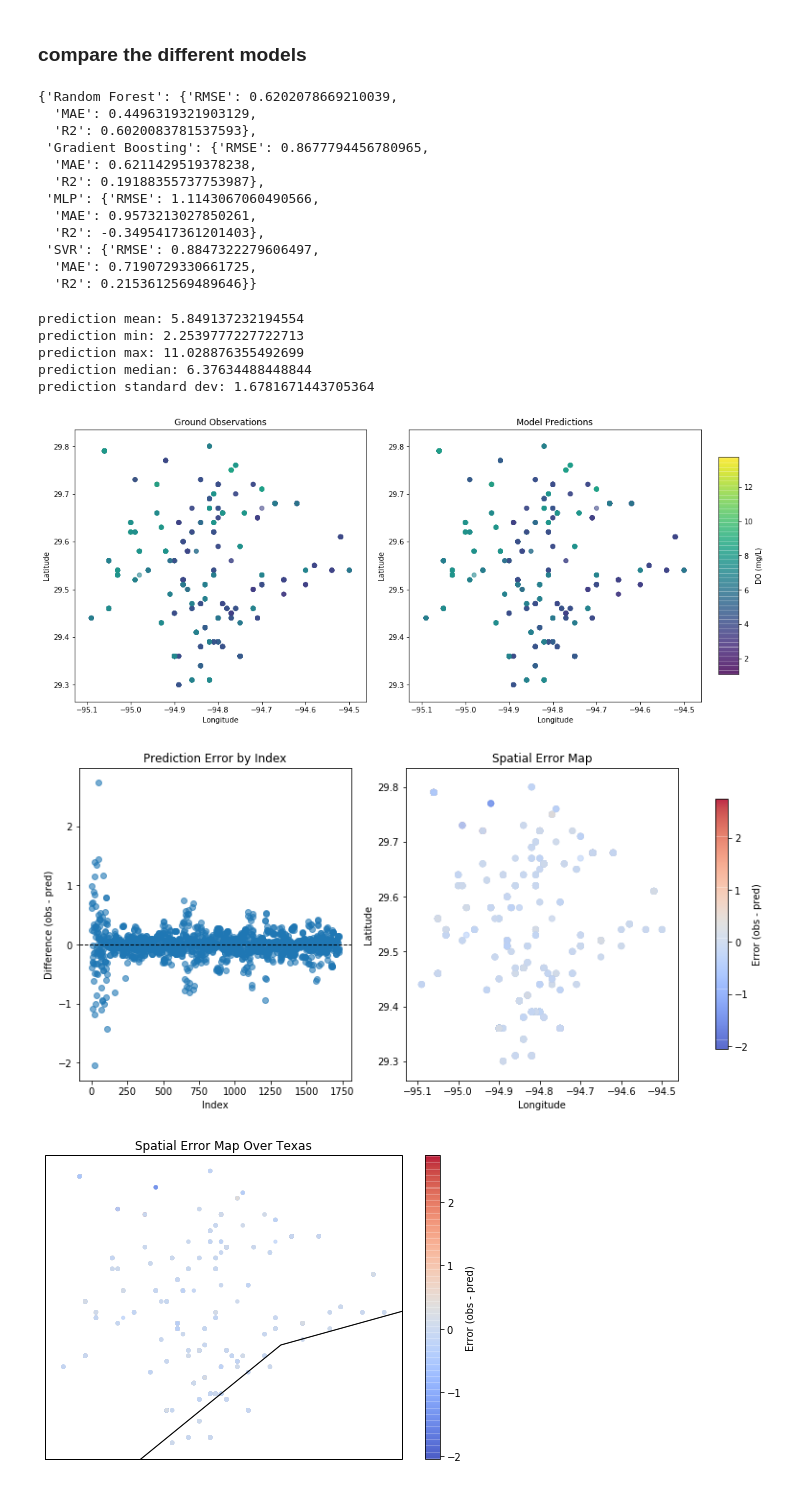
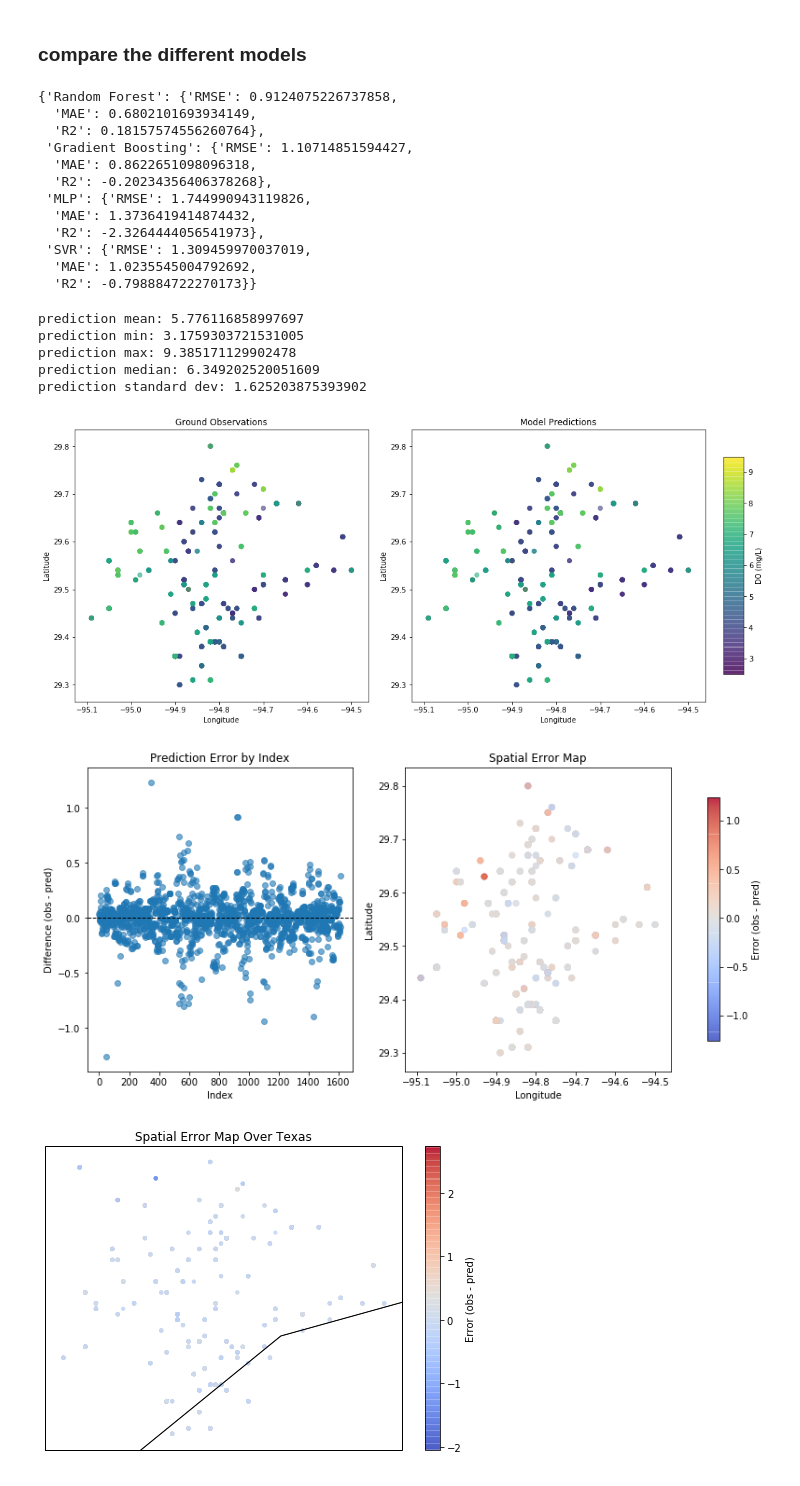
Before and after one commit to inmang13/ESDA_FinalProj_GalvestonBay, a Jupyter notebook: sample_model_eval.ipynb, the cells around one changed output. Saved outputs shown, nothing was run; the diff lists cells and outputs as text; code cells hidden in the pictures.

Commit message:
tested predictions

```diff
--- a/sample_model_eval.ipynb
+++ b/sample_model_eval.ipynb
@@ -34,7 +35,7 @@ Index([' wind_speed', ' ssr', ' t2m', ' red', ' nir', ' ndvi', ' modis_blue',
 # %% [markdown]
 dropped columns that may add noise to the models
 # %%
-dropped_columns = [' modis_time_diff_min', 'u10', ' v10', ' red_over_nir', ' year']
+dropped_columns = [' modis_time_diff_min', ' lat', ' lon', ' red_over_nir', ' year', ' wind_speed', ' month']
 X = X_og.drop(columns = dropped_columns)
 print(np.shape(X))
 X.head()
@@ -1023,18 +1026,18 @@ results = {
 }
 results
 # %% [output]
-{'Random Forest': {'RMSE': 0.6202078669210039,
-  'MAE': 0.4496319321903129,
-  'R2': 0.6020083781537593},
- 'Gradient Boosting': {'RMSE': 0.8677794456780965,
-  'MAE': 0.6211429519378238,
-  'R2': 0.19188355737753987},
- 'MLP': {'RMSE': 1.1143067060490566,
-  'MAE': 0.9573213027850261,
-  'R2': -0.3495417361201403},
- 'SVR': {'RMSE': 0.8847322279606497,
-  'MAE': 0.7190729330661725,
-  'R2': 0.2153612569489646}}
+{'Random Forest': {'RMSE': 0.9124075226737858,
+  'MAE': 0.6802101693934149,
+  'R2': 0.18157574556260764},
+ 'Gradient Boosting': {'RMSE': 1.10714851594427,
+  'MAE': 0.8622651098096318,
+  'R2': -0.20234356406378268},
+ 'MLP': {'RMSE': 1.744990943119826,
+  'MAE': 1.3736419414874432,
+  'R2': -2.3264444056541973},
+ 'SVR': {'RMSE': 1.309459970037019,
+  'MAE': 1.0235545004792692,
+  'R2': -0.798884722270173}}
 # %%
 #want to see rf results to compare to target
 y_pred_allX = final_rfr.predict(X)
@@ -1045,11 +1048,11 @@ print('prediction max:',np.max(y_pred_allX))
 print('prediction median:',np.median(y_pred_allX))
 print('prediction standard dev:',np.std(y_pred_allX))
 # %% [output]
-prediction mean: 5.849137232194554
-prediction min: 2.2539777227722713
-prediction max: 11.028876355492699
-prediction median: 6.37634488448844
-prediction standard dev: 1.6781671443705364
+prediction mean: 5.776116858997697
+prediction min: 3.1759303721531005
+prediction max: 9.385171129902478
+prediction median: 6.349202520051609
+prediction standard dev: 1.625203875393902
 # %%
 #shared color scale
 vmin = min(y['ground_obs'].min(), y_pred_allX.min())
@@ -1058,13 +1061,13 @@ vmax = max(y['ground_obs'].max(), y_pred_allX.max())
 fig, axes = plt.subplots(1, 2, figsize=(14, 6),constrained_layout=True)
 
 # Targets
-sc1 = axes[0].scatter( X['lon'], X['lat'],c=y['ground_obs'],cmap='viridis',vmin=vmin, vmax=vmax,alpha=0.6)
+sc1 = axes[0].scatter( X_og[' lon'], X_og[' lat'],c=y['ground_obs'],cmap='viridis',vmin=vmin, vmax=vmax,alpha=0.6)
 axes[0].set_title("Ground Observations")
 axes[0].set_xlabel("Longitude")
 axes[0].set_ylabel("Latitude")
 
 # Predictions
-sc2 = axes[1].scatter(X['lon'], X['lat'],c=y_pred_allX,cmap='viridis', vmin=vmin, vmax=vmax,alpha=0.6)
+sc2 = axes[1].scatter(X_og[' lon'], X_og[' lat'],c=y_pred_allX,cmap='viridis', vmin=vmin, vmax=vmax,alpha=0.6)
 axes[1].set_title("Model Predictions")
 axes[1].set_xlabel("Longitude")
 axes[1].set_ylabel("Latitude")
@@ -1074,37 +1077,37 @@ cbar.set_label("DO (mg/L)")
 
 plt.show()
 # %% [output]
-[figure, old version]
+[figure, new version]
 # %%
 #want to plot the difference between actual and target
 y_diff = y['ground_obs'] - y_pred_allX
 
 fig, axes = plt.subplots(1, 2, figsize=(14, 6))
 
 #error vs index
 axes[0].scatter(range(len(y_diff)), y_diff, alpha=0.6)
 axes[0].axhline(0, color='black', linestyle='--', linewidth=1)
 axes[0].set_xlabel("Index")
 axes[0].set_ylabel("Difference (obs - pred)")
 axes[0].set_title("Prediction Error by Index")
 
 # spatial error map
 sc = axes[1].scatter(
-    X['lon'], X['lat'],
+    X_og[' lon'], X_og[' lat'],
     c=y_diff,
     cmap='coolwarm',
     alpha=0.6
 )
 axes[1].set_xlabel("Longitude")
 axes[1].set_ylabel("Latitude")
 axes[1].set_title("Spatial Error Map")
 
 cbar = fig.colorbar(sc, ax=axes, location='right', shrink=0.8)
 cbar.set_label("Error (obs - pred)")
 
 plt.show()
 # %% [output]
-[figure, old version]
+[figure, new version]
 # %%
 import cartopy.crs as ccrs
 import cartopy.feature as cfeature
```
Also changed, not shown: parts of 63 cells of this notebook, 1 other file.
